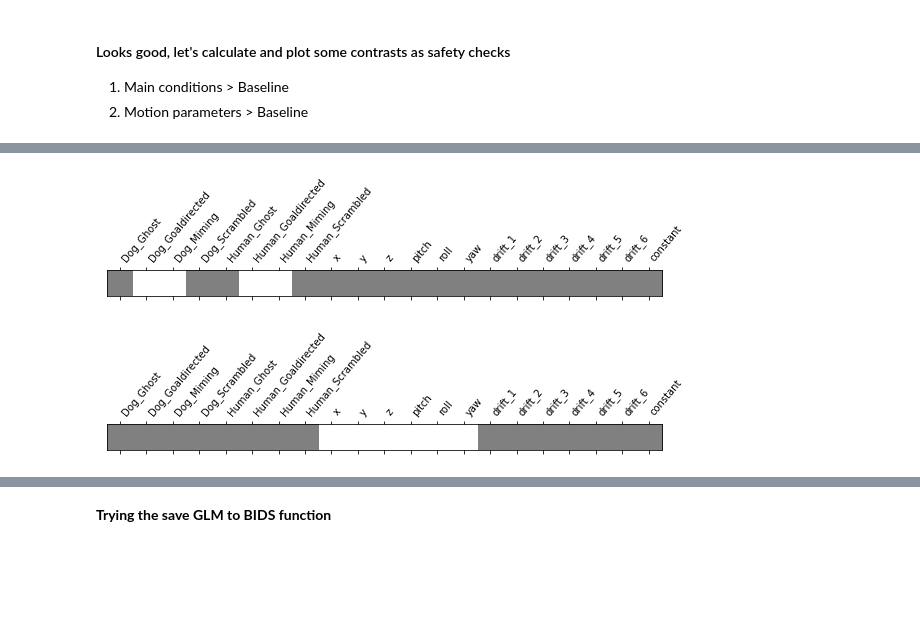
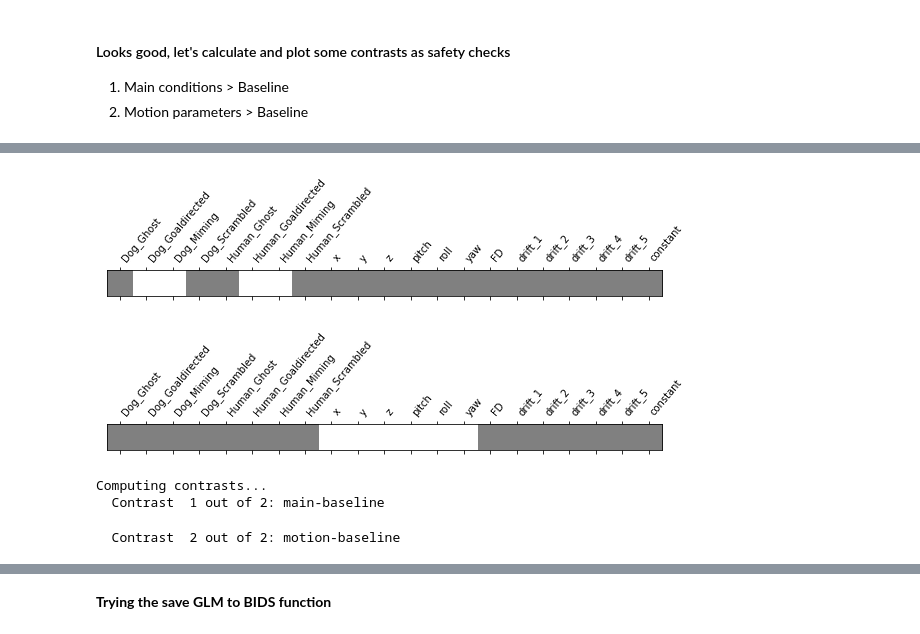
Before and after one commit to olafborghi/AON_ACTION, a Jupyter notebook: 04_first_level_model/first_level_model.ipynb, the cells around one changed output, grey strips where cells are left out. Drawn from its saved outputs; the diff is of its cells as text; code cells hidden in the pictures; blank space fills up the shorter version.

```diff
--- a/04_first_level_model/first_level_model.ipynb
+++ b/04_first_level_model/first_level_model.ipynb
@@ -204,4 +254,6 @@ first_level = FirstLevelModel(t_r=1.2,
 # %%
-# fit first level model of sub-01
+# fit AON first level model of sub-01
 sbj = "sub-01"
-first_level_fit = first_level.fit(AON_run_01_dict.get(sbj), events = AON_run_01_events_dict.get(sbj), confounds = AON_run_01_pars_dict.get(sbj))
+first_level_fit = first_level.fit((AON_run_01_dict.get(sbj),AON_run_02_dict.get(sbj)),
+                                  events = (AON_run_01_events_dict.get(sbj),AON_run_02_events_dict.get(sbj)),
+                                  confounds = (AON_run_01_pars_dict.get(sbj), AON_run_02_pars_dict.get(sbj)))
@@ -208,9 +265,17 @@ first_level_fit = first_level.fit(AON_run_01_dict.get(sbj), events = AON_run_01_
 # %%
 # we choose the first design matrix (model is implicitly ment for multiple run, we only analysed one run)
-design_matrix = first_level_fit.design_matrices_[0]
+X1 = first_level_fit.design_matrices_[0]
+X2 = first_level_fit.design_matrices_[1]
 # print the shape of the design matrix
-print(np.shape(design_matrix))
+print(np.shape(design_matrix_run_01))
+print(np.shape(design_matrix_run_02))
+
 # plot the design matrix
-plotting.plot_design_matrix(design_matrix)
+from nilearn.plotting import plot_design_matrix
+fig, (ax1, ax2) = plt.subplots(figsize=(10, 6), nrows=1, ncols=2)
+plot_design_matrix(X1, ax=ax1)
+ax1.set_title('AON run 01 design matrix', fontsize=12)
+plot_design_matrix(X2, ax=ax2)
+ax2.set_title('AON run 02 design matrix', fontsize=12)
 # %% [output]
 (273, 21)
@@ -253,13 +298,36 @@ motion_parameter_index yaw:  13
+# %%
+n_columns = first_level_fit.design_matrices_[0].shape[1]
+
+def pad_vector(contrast_, n_columns):
+    """A small routine to append zeros in contrast vectors"""
+    return np.hstack((contrast_, np.zeros(n_columns - len(contrast_))))
 # %%
-# setup contrast dictonary
+# setup contrast dictonary for run 01
 contrasts = {
-  "Main conditions > baseline": np.array([0, 1, 1, 0, 0, 1, 1, 0, 0, 0, 0, 0, 0, 0, 0, 0, 0, 0, 0, 0, 0]),
-  "Motion pars > baseline": np.array([0, 0, 0, 0, 0, 0, 0, 0, 1, 1, 1, 1, 1, 1, 0, 0, 0, 0, 0, 0, 0]),
+  "main-baseline": pad_vector([0, 1, 1, 0, 0, 1, 1,], n_columns),
+  "motion-baseline": pad_vector([0, 0, 0, 0, 0, 0, 0, 0, 1, 1, 1, 1, 1, 1], n_columns),
 }
 # %%
 # plot the contrast matrix
 for id, val in contrasts.items():
-  plotting.plot_contrast_matrix(val, design_matrix=design_matrix)
+  plotting.plot_contrast_matrix(val, design_matrix=X1)
 # %% [output]
-[figure, old version]
+[figure, new version]
-[figure, old version]
+[figure, new version]
+# %%
+print('Computing contrasts...')
+for index, (contrast_id, contrast_val) in enumerate(contrasts.items()):
+    print('  Contrast % 2i out of %i: %s' % (
+        index + 1, len(contrasts), contrast_id))
+    # Estimate the contasts. Note that the model implicitly computes a fixed
+    # effect across the two sessions
+    z_map = first_level.compute_contrast(
+        contrast_val, output_type='z_score')
+
+    # write the resulting stat images to file
+    z_image_path = f"{first_level_dir}/{contrast_id}_z_map.nii.gz"
+    z_map.to_filename(z_image_path)
+# %% [output]
+Computing contrasts...
+  Contrast  1 out of 2: main-baseline
+  Contrast  2 out of 2: motion-baseline
```
Also changed, not shown: parts of 29 cells of this notebook.
